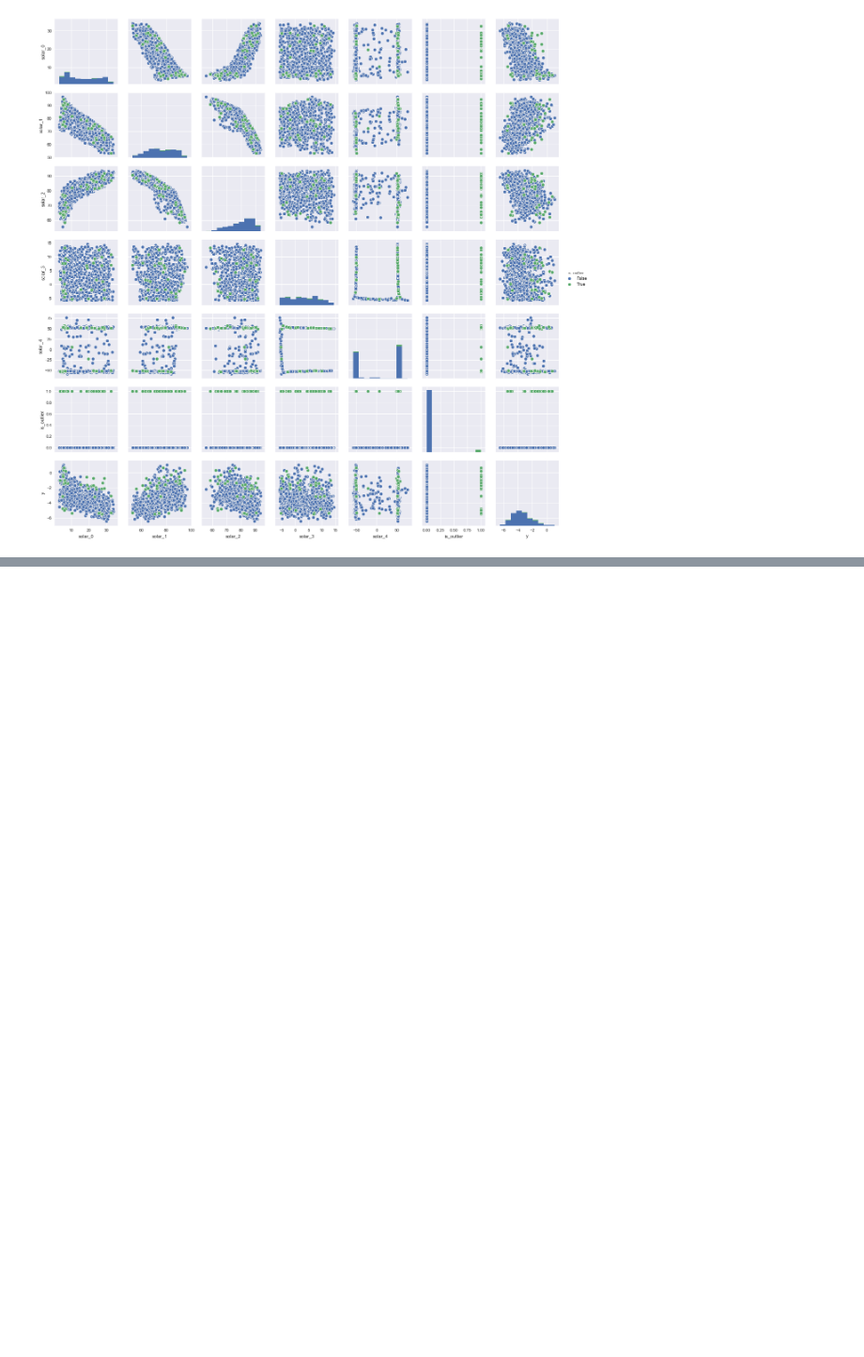
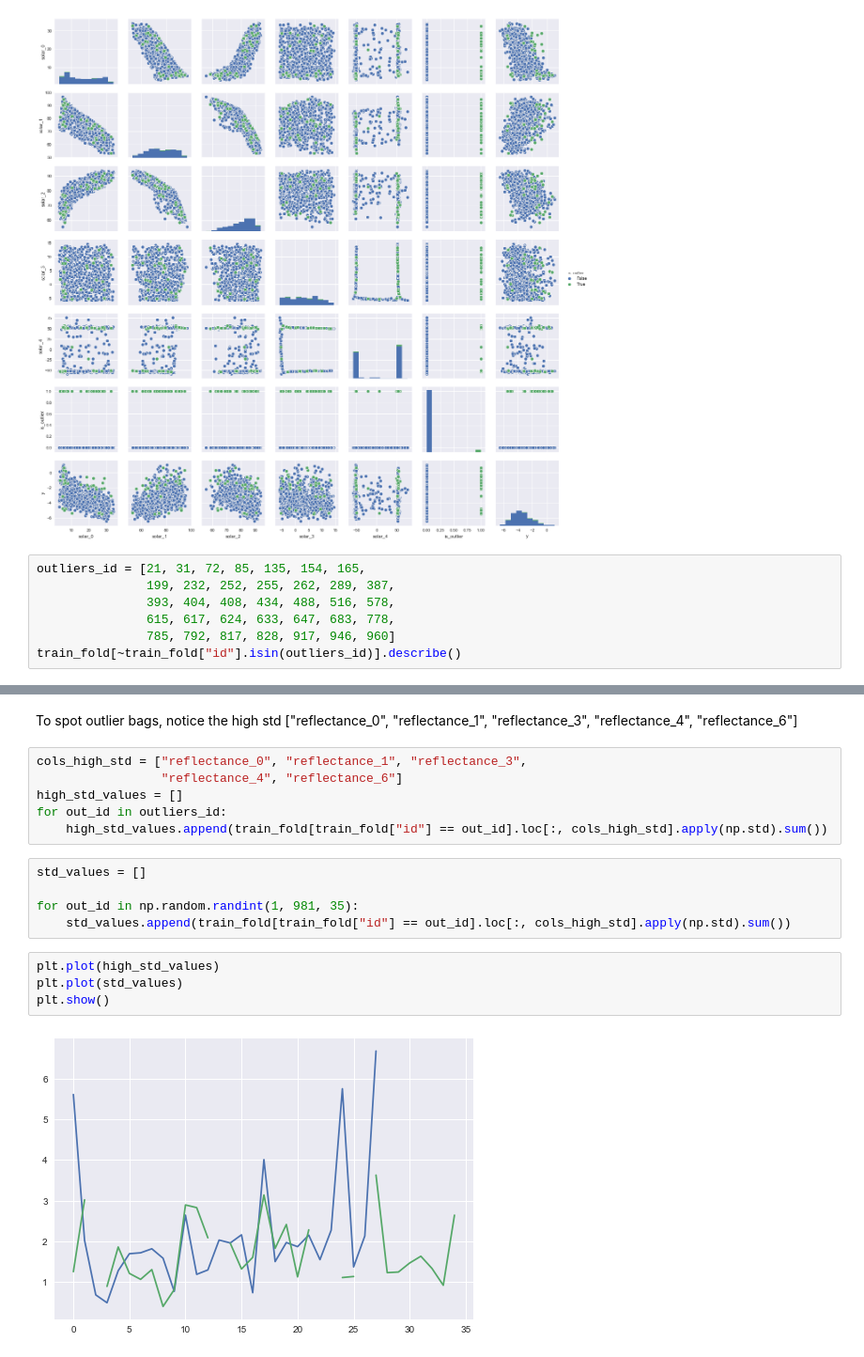
Before and after one commit to anthonyhu/aerosol-depth-prediction, a Jupyter notebook: Exploratory data analysis.ipynb, the cells around one changed output, grey strips where cells are left out. Shown at 94% size. Drawn from its saved outputs; the diff is of its cells as text; blank space fills up the shorter version.

```diff
--- a/Exploratory data analysis.ipynb
+++ b/Exploratory data analysis.ipynb
@@ -481,3 +478,10 @@ sns.pairplot(train_copy.loc[:, ["solar_" + str(i) for i in range(5)] + ["is_outl
 # %% [output]
 <seaborn.axisgrid.PairGrid at 0x...>
 [figure]
+# %%
+outliers_id = [21, 31, 72, 85, 135, 154, 165,
+               199, 232, 252, 255, 262, 289, 387,
+               393, 404, 408, 434, 488, 516, 578,
+               615, 617, 624, 633, 647, 683, 778,
+               785, 792, 817, 828, 917, 946, 960]
+train_fold[~train_fold["id"].isin(outliers_id)].describe()
@@ -483,0 +498,21 @@ sns.pairplot(train_copy.loc[:, ["solar_" + str(i) for i in range(5)] + ["is_outl
+# %% [markdown]
+To spot outlier bags, notice the high std
+["reflectance_0", "reflectance_1", "reflectance_3", "reflectance_4",
+ "reflectance_6"]
+# %%
+cols_high_std = ["reflectance_0", "reflectance_1", "reflectance_3",
+                 "reflectance_4", "reflectance_6"]
+high_std_values = []
+for out_id in outliers_id:
+    high_std_values.append(train_fold[train_fold["id"] == out_id].loc[:, cols_high_std].apply(np.std).sum())
+# %%
+std_values = []
+
+for out_id in np.random.randint(1, 981, 35):
+    std_values.append(train_fold[train_fold["id"] == out_id].loc[:, cols_high_std].apply(np.std).sum())
+# %%
+plt.plot(high_std_values)
+plt.plot(std_values)
+plt.show()
+# %% [output]
+[figure, added]
```
Also changed, not shown: parts of 6 cells of this notebook, 1 other file.
